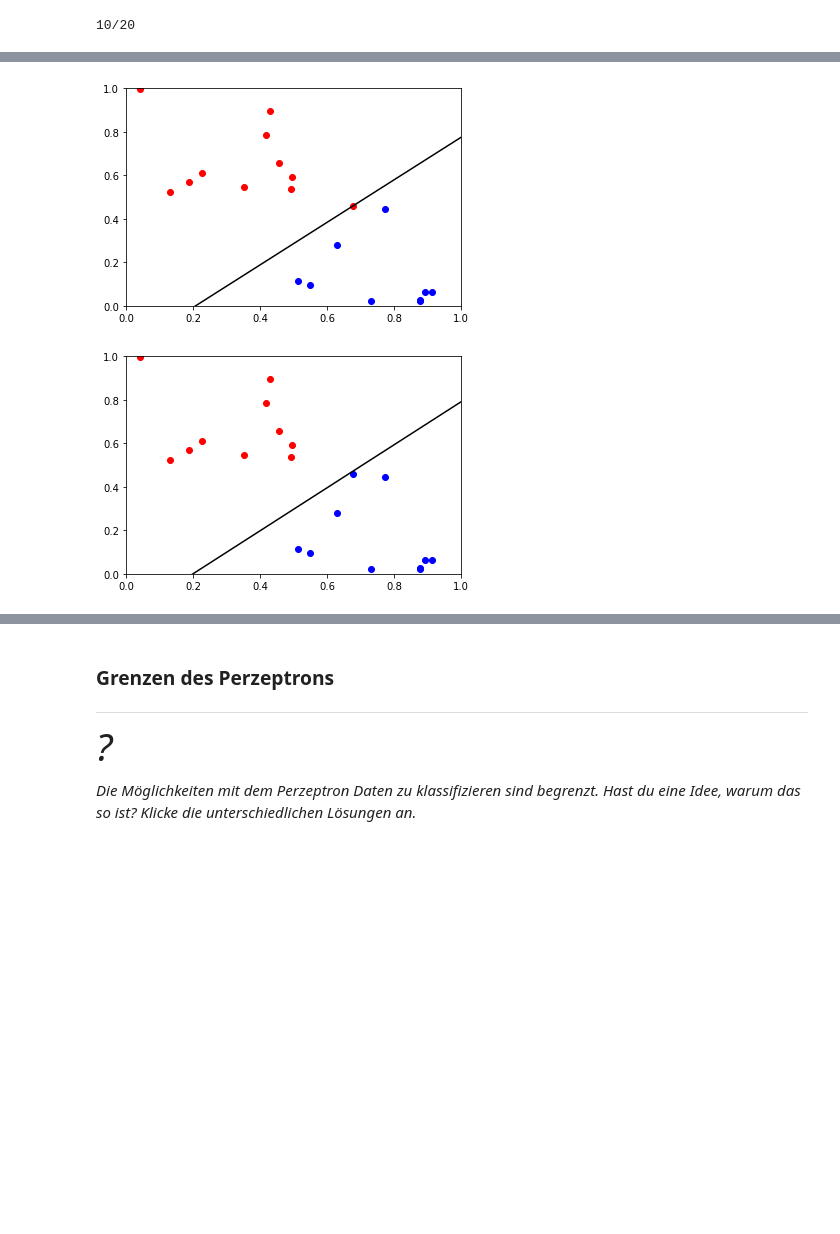
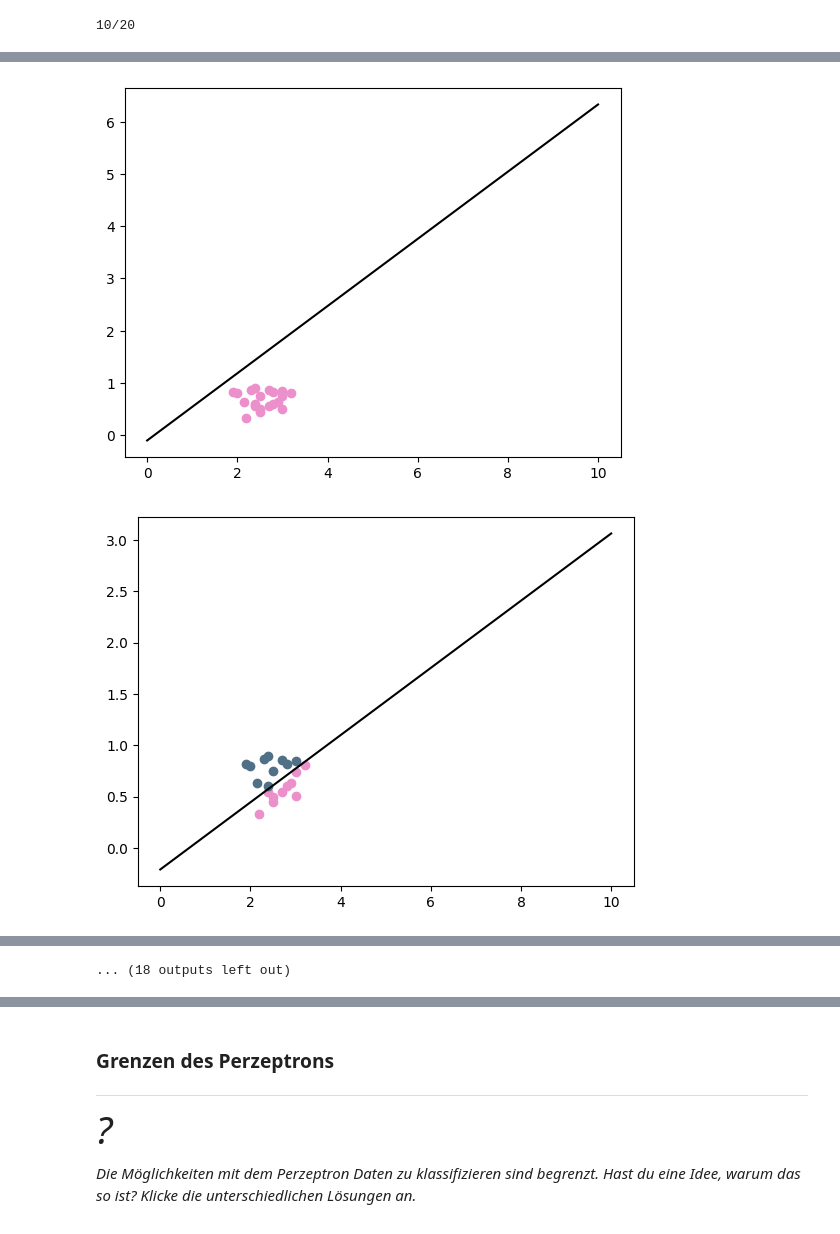
Before and after one commit to Lehr-Lern-Labor/SCKI, a Jupyter notebook: 02 - Perzeptron/02_Perzeptron.ipynb, the cells around one changed output, grey strips where cells are left out. Saved outputs shown, nothing was run; the diff lists cells and outputs as text; code cells hidden in the pictures; blank space fills up the shorter version.

Commit message:
perzeptron update

```diff
--- a/02 - Perzeptron/02_Perzeptron.ipynb
+++ b/02 - Perzeptron/02_Perzeptron.ipynb
@@ -117,0 +102,7 @@ plt.show()
+# %%
+daten = []
+for i in range(10):
+    daten.append((hoehe_eier_blaumeise[i], helligkeit_eier_blaumeise[i], 0))
+    daten.append((hoehe_eier_greifvogel[i], helligkeit_eier_greifvogel[i], 1))
+
+print(daten)
@@ -125,8 +118,8 @@ ____
 # %%
 correct = 0
 count = 0
-for elem in l:
-    if perzeptron(elem[0][0], elem[0][1]) == elem[1]:
+for elem in daten:
+    if perzeptron(elem[0], elem[1]) == elem[2]:
         correct += 1
     count += 1
 print(f"{correct}/{count}")
@@ -228,10 +225,10 @@ $$b^{\text{neu}} = b^{\text{alt}} + 0.5 \cdot (t - o)$$
 # %%
-eta = 0.1
+eta = 0.01
 
 def train(x1, x2, label):
     global w1, w2, b
-    t = perzeptron(x1, x2)
-    error = (t - label)
+    o = perzeptron(x1, x2)
+    error = (o - label)
     w1 = w1 - eta * error * x1
     w2 = w2 - eta * error * x2
     b = b - eta * error
@@ -250,45 +246,45 @@ b = random.uniform(-1,1)
 
 for _ in range(100):
     error_total = 0
-    for elem in l:
+    for elem in daten:
 
         plt.clf()
-        x1 = elem[0][0]
-        x2 = elem[0][1]
-        label = elem[1]
+        x1 = elem[0]
+        x2 = elem[1]
+        label = elem[2]
 
         error = label - perzeptron(x1, x2)
 
         if w2 != 0:
             m = -w1 / w2
             c = -b / w2
-            x = np.linspace(0,1,100)
+            x = np.linspace(0,10,100)
             y = m * x + c
             plt.plot(x, y, color="black")
-            for element in l:
-                if w1 * element[0][0] + w2 * element[0][1] + b <= 0:
-                    plt.scatter(element[0][0], element[0][1], color="red")
+            for element in daten:
+                if w1 * element[0] + w2 * element[1] + b <= 0:
+                    plt.scatter(element[0], element[1], color=farbe_eier_blaumeise)
                 else:
-                    plt.scatter(element[0][0], element[0][1], color="blue")
+                    plt.scatter(element[0], element[1], color=farbe_eier_greifvogel)
         else:
             x = -b / w1
             plt.axvline(x = x, color="black")
             for element in l:
                 if w1 * element[0][0] + b <= 0:
-                    plt.scatter(element[0][0], element[0][1], color="red")
+                    plt.scatter(element[0], element[1], color=farbe_eier_blaumeise)
                 else:
-                    plt.scatter(element[0][0], element[0][1], color="blue")
+                    plt.scatter(element[0], element[1], color=farbe_eier_greifvogel)
 
         if error != 0:
             train(x1, x2, label)
             error_total += 1
 
     if error_total == 0:
         break
 
-    plt.xlim(0,1)
-    plt.ylim(0,1)
+    # plt.xlim(0,1)
+    # plt.ylim(0,1)
     plt.show()
 # %% [output]
-[figure, old version]
+[figure, new version]
-[figure, old version]
+[figure, new version]
@@ -295,0 +301 @@ for _ in range(100):
+... (18 outputs left out)
```
Also changed, not shown: parts of 20 cells of this notebook, 4 other files.
